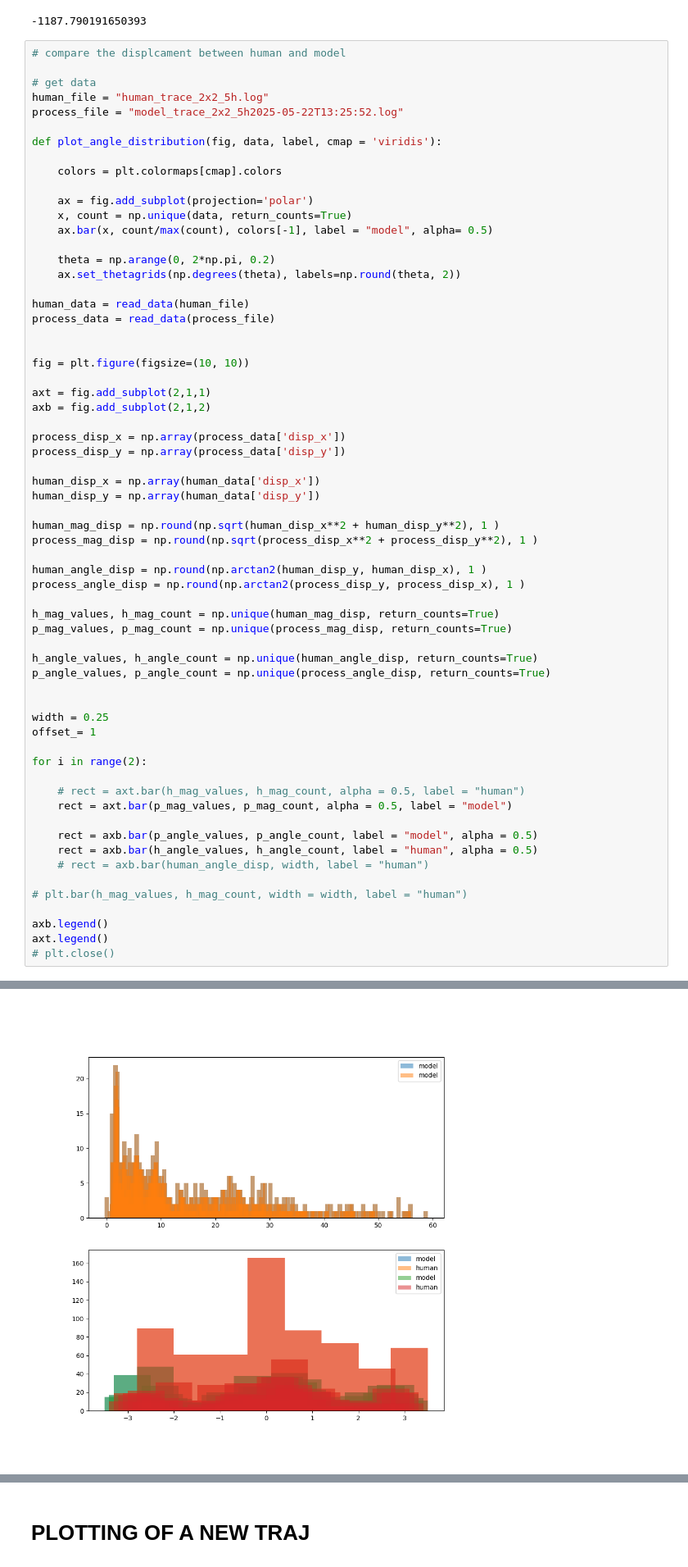
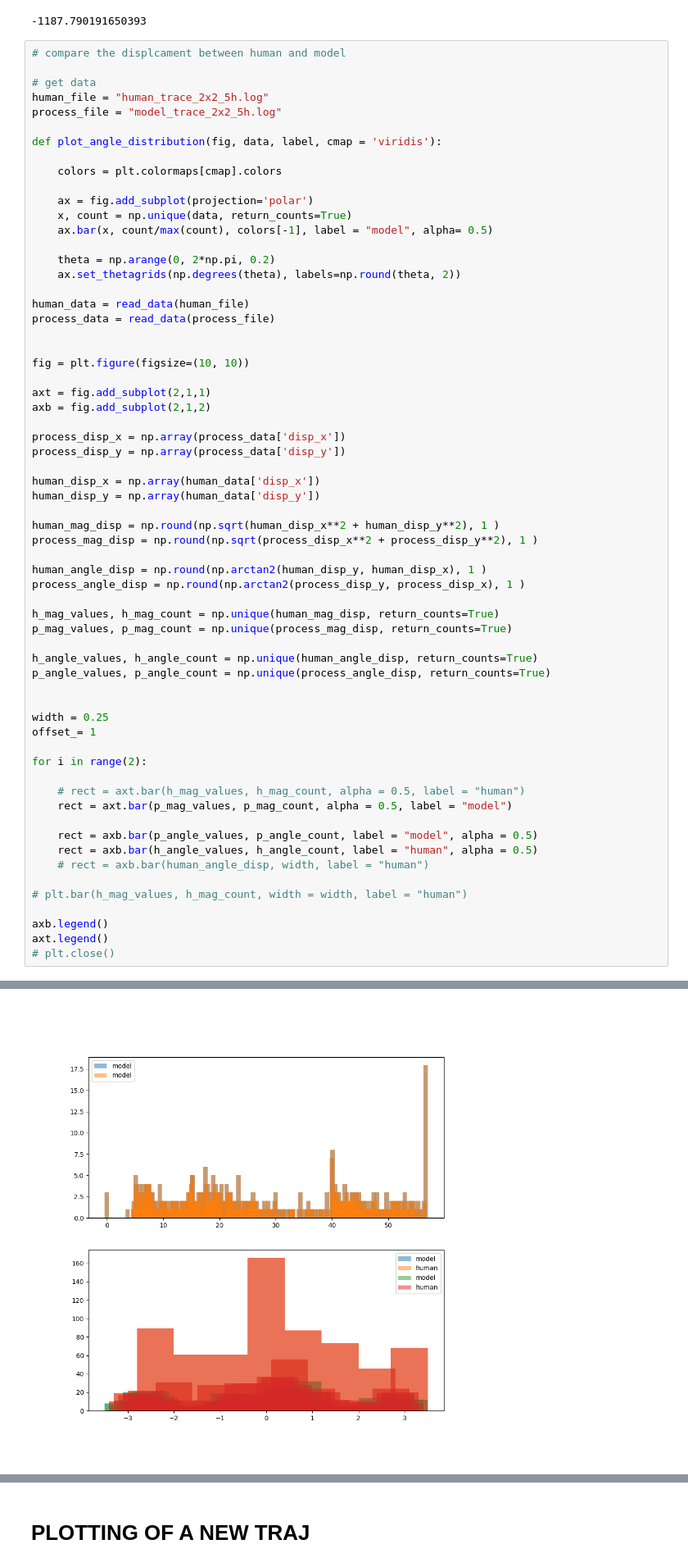
Before and after one commit to joaoMartinSaquet/smartDarts, a Jupyter notebook: smartdarts/jupyter/viz.ipynb, the cells around one changed output, grey strips where cells are left out. Shown at 82% size. Saved outputs shown, nothing was run; the diff lists cells and outputs as text.

```diff
--- a/smartdarts/jupyter/viz.ipynb
+++ b/smartdarts/jupyter/viz.ipynb
@@ -71,7 +71,7 @@ data['pos_x']  [182.0, 182.0, 182.0, 200.579254150391, 212.02262878418, 226.7217
 
 # get data
 human_file = "human_trace_2x2_5h.log"
-process_file = "model_trace_2x2_5h2025-05-22T13:25:52.log"
+process_file = "model_trace_2x2_5h.log"
 
 def plot_angle_distribution(fig, data, label, cmap = 'viridis'):
 
@@ -104,34 +104,34 @@ process_mag_disp = np.round(np.sqrt(process_disp_x**2 + process_disp_y**2), 1 )
 
 human_angle_disp = np.round(np.arctan2(human_disp_y, human_disp_x), 1 )
 process_angle_disp = np.round(np.arctan2(process_disp_y, process_disp_x), 1 )
 
 h_mag_values, h_mag_count = np.unique(human_mag_disp, return_counts=True)
 p_mag_values, p_mag_count = np.unique(process_mag_disp, return_counts=True)
 
 h_angle_values, h_angle_count = np.unique(human_angle_disp, return_counts=True)
 p_angle_values, p_angle_count = np.unique(process_angle_disp, return_counts=True)
 
 
 width = 0.25
 offset_= 1
 
 for i in range(2):
 
     # rect = axt.bar(h_mag_values, h_mag_count, alpha = 0.5, label = "human")
     rect = axt.bar(p_mag_values, p_mag_count, alpha = 0.5, label = "model")
 
     rect = axb.bar(p_angle_values, p_angle_count, label = "model", alpha = 0.5)
     rect = axb.bar(h_angle_values, h_angle_count, label = "human", alpha = 0.5)
     # rect = axb.bar(human_angle_disp, width, label = "human")
 
 # plt.bar(h_mag_values, h_mag_count, width = width, label = "human")
 
 axb.legend()
 axt.legend()
 # plt.close()
 # %% [output]
 <matplotlib.legend.Legend at 0x...>
-[figure, old version]
+[figure, new version]
 # %%
 colors = plt.colormaps['Dark2'].colors
 fig = plt.figure()
```
Also changed, not shown: parts of 5 cells of this notebook, 8 other files.
